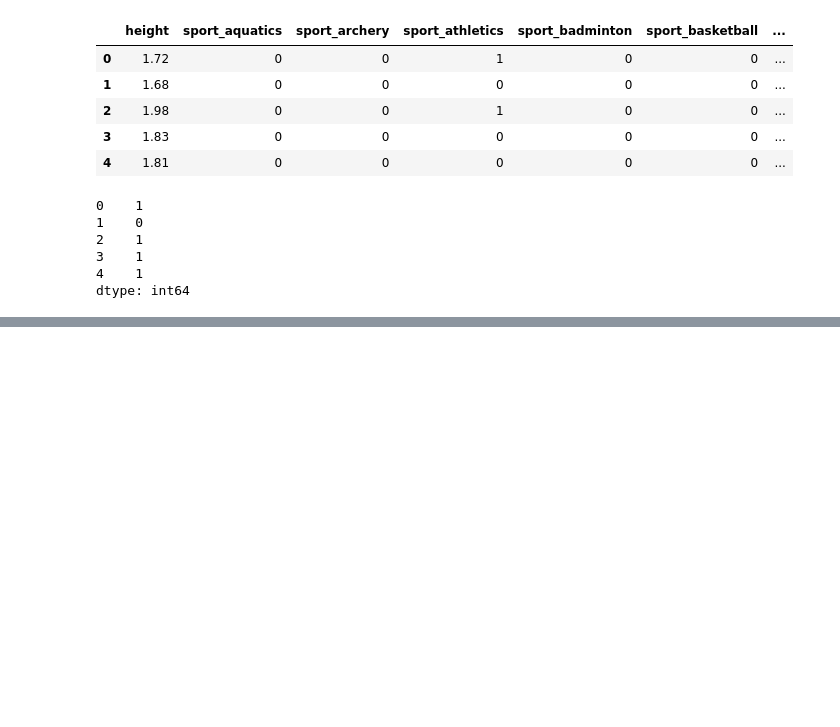
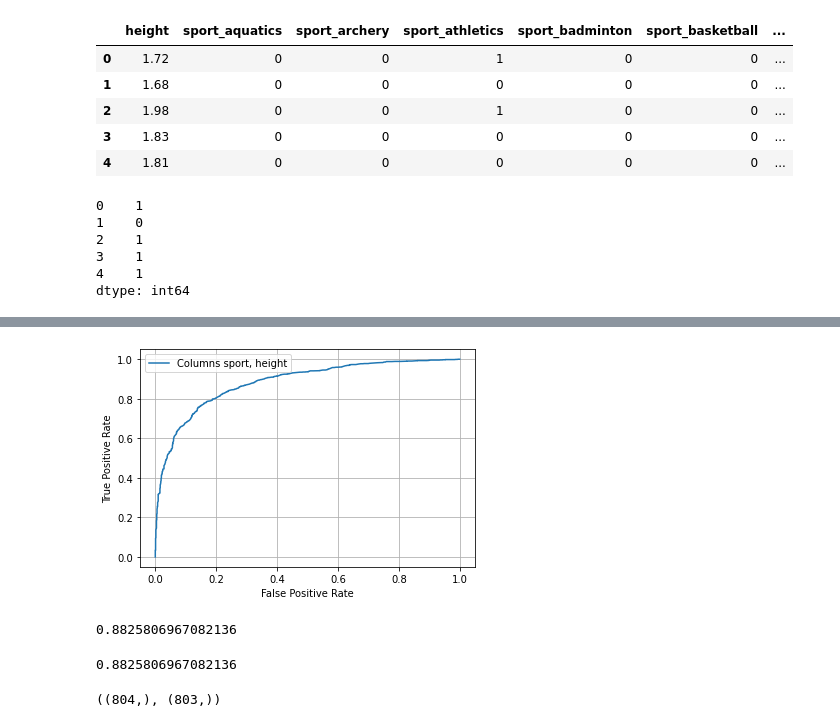
Before and after one commit to Ch0k/ML-DZ1, a Jupyter notebook: Untitled1.ipynb, the cells around one changed output, grey strips where cells are left out. Cells and saved outputs as stored; diff of their text form; code cells hidden in the pictures; blank space fills up the shorter version.

```diff
--- a/Untitled1.ipynb
+++ b/Untitled1.ipynb
@@ -107,6 +107,6 @@ dtype: int64
 # %%
 model = LogisticRegression()
 # %%
-X_train, X_test, Y_train, Y_test = train_test_split(X, Y, test_size = 0.2, random_state = 0)
+X_train, X_test, Y_train, Y_test = train_test_split(X, y, test_size = 0.2, random_state = 0)
 # %%
 model.fit(X_train, Y_train)
@@ -116,0 +128,23 @@ model.score(X_train, Y_train)
+# %%
+predictions = model.predict_proba(X_test)
+#print(predictions)
+#print( predictions[:, 1])
+#print( predictions[:, 0])
+#print(zip( predictions[:, 1], Y_test ))
+for predicted_prob, actual in zip( predictions[:, 1], Y_test ):
+    if predicted_prob >= 0.5:
+        predicted = 1
+    else:
+        predicted = 0
+
+    if predicted == 1:
+        if actual == 1:
+            tp += 1
+        else:
+            fp += 1
+
+    else:
+        if actual == 1:
+            fn += 1
+        else:
+            tn += 1
@@ -116,0 +186,2 @@ model.score(X_train, Y_train)
+# %%
+fpr, tpr, thres = roc_curve( Y_test, predictions[:, 1] )
@@ -116,0 +202,9 @@ model.score(X_train, Y_train)
+# %%
+plt.plot( fpr, tpr, label = 'Columns sport, height' )
+plt.xlabel('False Positive Rate')
+plt.ylabel('True Positive Rate')
+plt.legend( loc = 0 )
+plt.grid()
+plt.show()
+# %% [output]
+[figure, added]
@@ -116,0 +215,4 @@ model.score(X_train, Y_train)
+# %%
+roc_auc_score( Y_test, predictions[:, 1] )
+# %% [output]
+0.8825806967082136
@@ -116,0 +221,4 @@ model.score(X_train, Y_train)
+# %%
+auc( fpr, tpr )
+# %% [output]
+0.8825806967082136
@@ -116,0 +229,4 @@ model.score(X_train, Y_train)
+# %%
+pr.shape, thres.shape
+# %% [output]
+((804,), (803,))
```
Also changed, not shown: parts of 22 cells of this notebook.
